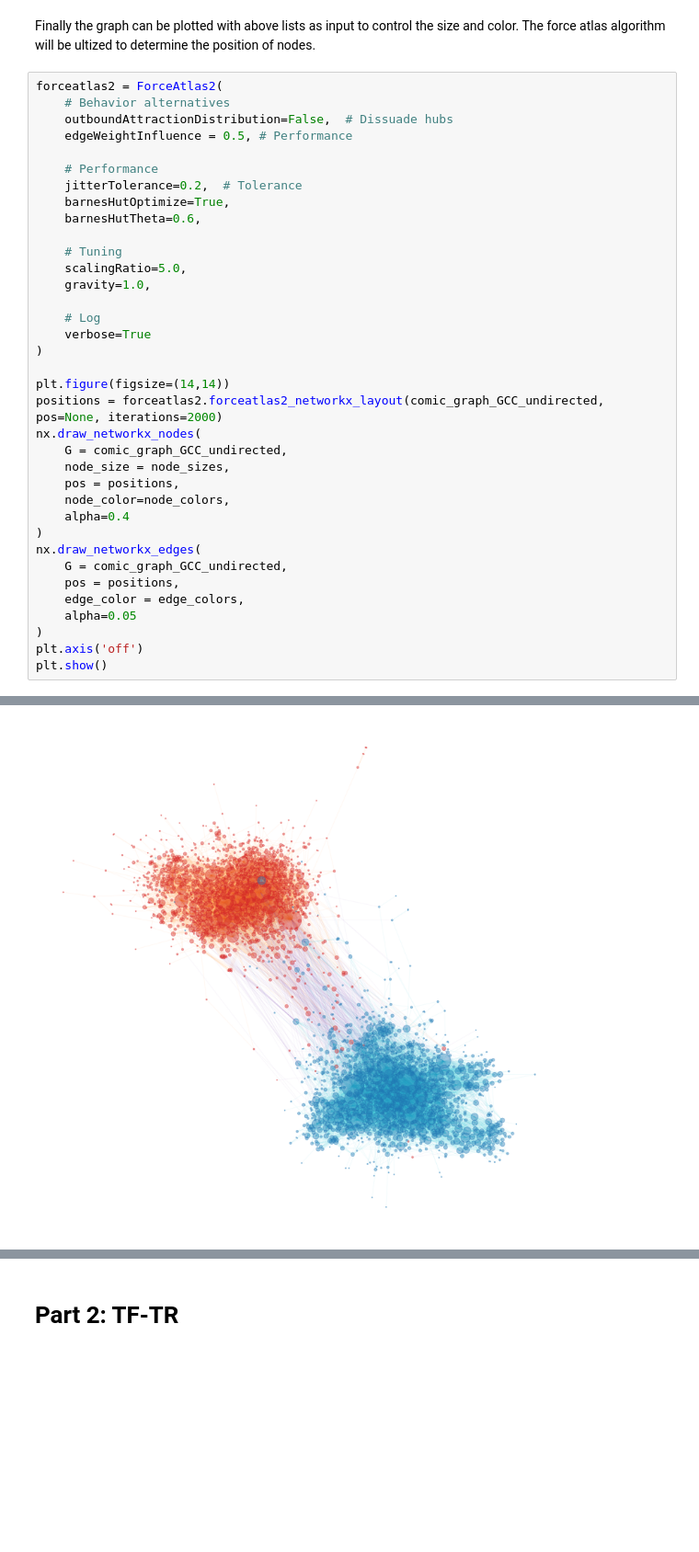
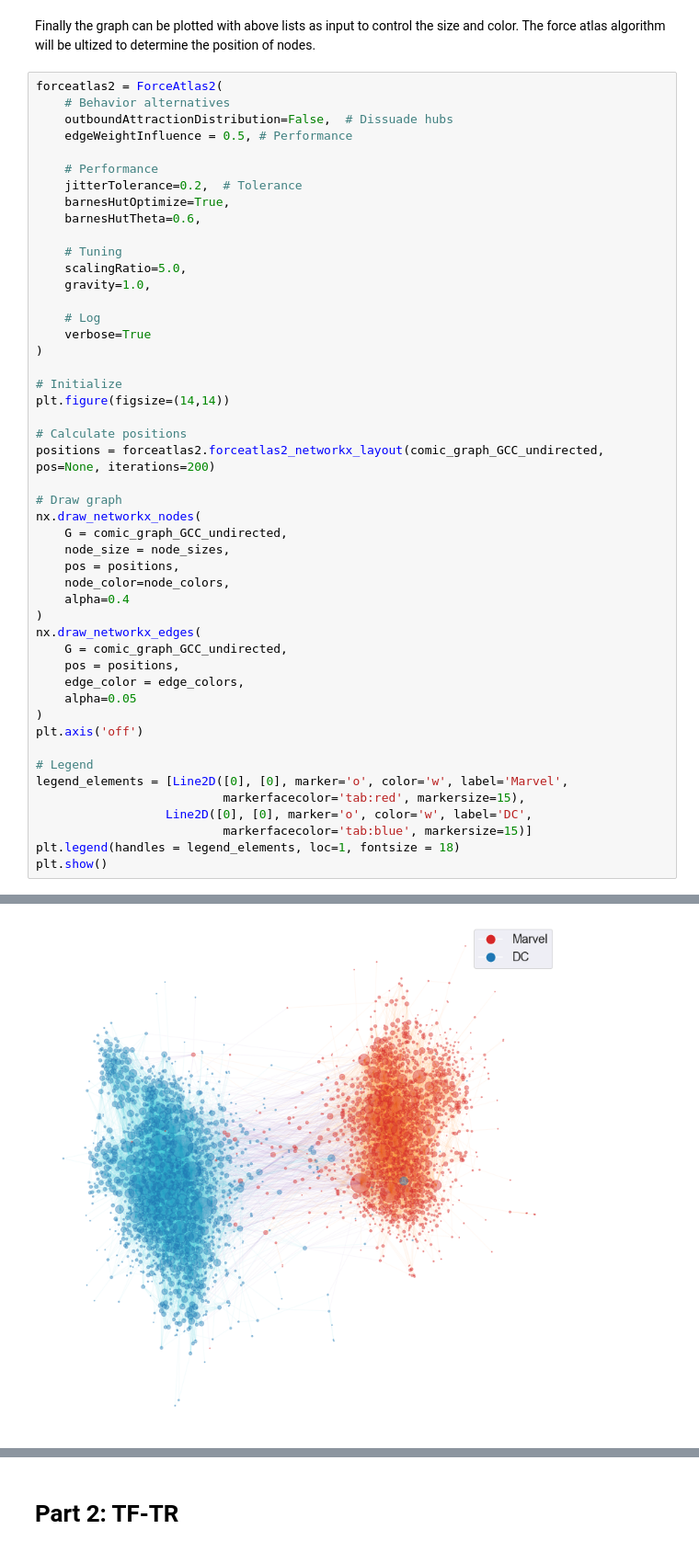
Before and after one commit to idariis/Social-Graphs-Project-E20, a Jupyter notebook: Assignment2/Assignment2.ipynb, the cells around one changed output, grey strips where cells are left out. Shown at 92% size. Saved outputs shown, nothing was run; the diff lists cells and outputs as text; blank space fills up the shorter version.

```diff
--- a/Assignment2/Assignment2.ipynb
+++ b/Assignment2/Assignment2.ipynb
@@ -331,8 +342,13 @@ forceatlas2 = ForceAtlas2(
     verbose=True
 )
 
+# Initialize
 plt.figure(figsize=(14,14))
-positions = forceatlas2.forceatlas2_networkx_layout(comic_graph_GCC_undirected, pos=None, iterations=2000)
+
+# Calculate positions
+positions = forceatlas2.forceatlas2_networkx_layout(comic_graph_GCC_undirected, pos=None, iterations=200)
+
+# Draw graph
 nx.draw_networkx_nodes(
     G = comic_graph_GCC_undirected,
     node_size = node_sizes,
@@ -347,5 +363,12 @@ nx.draw_networkx_edges(
     alpha=0.05
 )
 plt.axis('off')
+
+# Legend
+legend_elements = [Line2D([0], [0], marker='o', color='w', label='Marvel',
+                          markerfacecolor='tab:red', markersize=15),
+                  Line2D([0], [0], marker='o', color='w', label='DC',
+                          markerfacecolor='tab:blue', markersize=15)]
+plt.legend(handles = legend_elements, loc=1, fontsize = 18)
 plt.show()
 # %% [output]
@@ -357,2 +380,2 @@ AdjustSpeedAndApplyForces step  took  0.77  seconds
-[figure, old version]
+[figure, new version]
 # %% [markdown]
```
Also changed, not shown: parts of 30 cells of this notebook.
